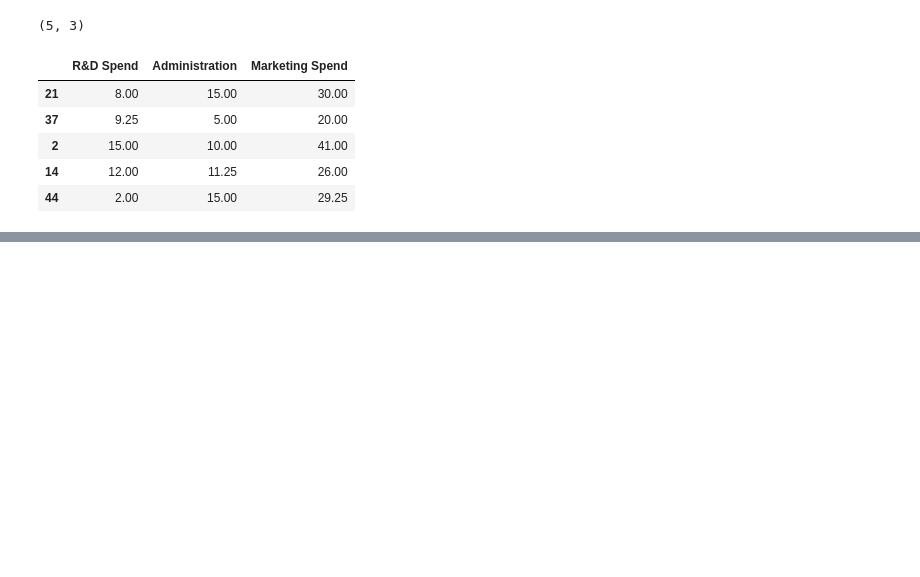
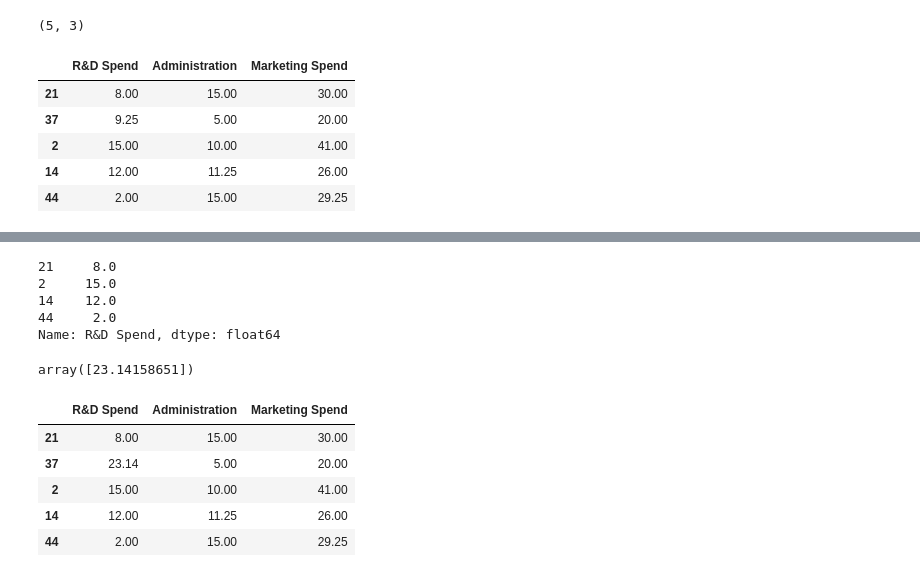
Before and after one commit to ayushmishra20/Machine-Learning, a Jupyter notebook: Folder3/ItrativeImputer.ipynb, the cells around one changed output, grey strips where cells are left out. Cells and saved outputs as stored; diff of their text form; code cells hidden in the pictures; blank space fills up the shorter version.

```diff
--- a/Folder3/ItrativeImputer.ipynb
+++ b/Folder3/ItrativeImputer.ipynb
@@ -62,3 +62,10 @@ df0
 | 2 | 15.00 | 10.00 | 41.00 |
 | 14 | 12.00 | 11.25 | 26.00 |
 | 44 | 2.00 | 15.00 | 29.25 |
+# %%
+# Remove the col1 imputed value
+df1 = df0.copy()
+
+df1.iloc[1,0] = np.NaN
+
+df1
@@ -64,0 +83,26 @@ df0
+# %%
+y = df1.iloc[[0,2,3,4],0]
+y
+# %% [output]
+21     8.0
+2     15.0
+14    12.0
+44     2.0
+Name: R&D Spend, dtype: float64
+# %%
+lr = LinearRegression()
+lr.fit(X,y)
+lr.predict(df1.iloc[1,1:].values.reshape(1,2))
+# %% [output]
+array([23.14158651])
+# %%
+df1.iloc[1,0] = 23.14
+# %%
+df1
+# %% [output]
+|  | R&D Spend | Administration | Marketing Spend |
+| 21 | 8.00 | 15.00 | 30.00 |
+| 37 | 23.14 | 5.00 | 20.00 |
+| 2 | 15.00 | 10.00 | 41.00 |
+| 14 | 12.00 | 11.25 | 26.00 |
+| 44 | 2.00 | 15.00 | 29.25 |
```
Also changed, not shown: parts of 30 cells of this notebook.
